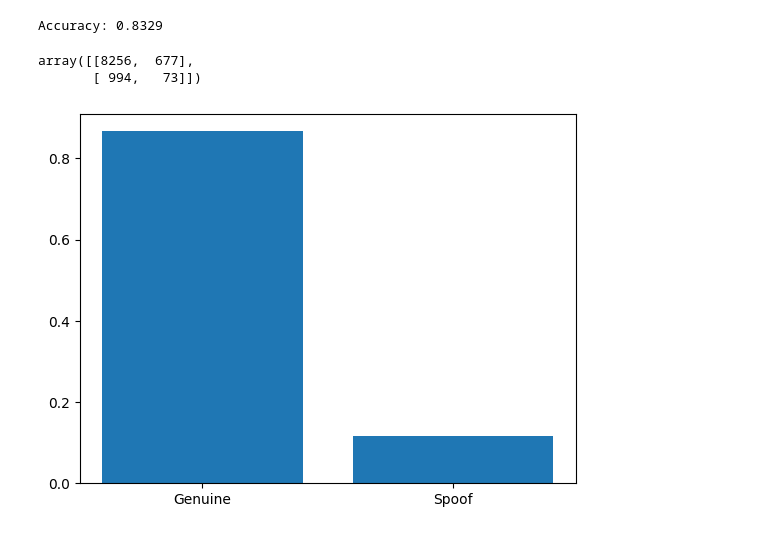
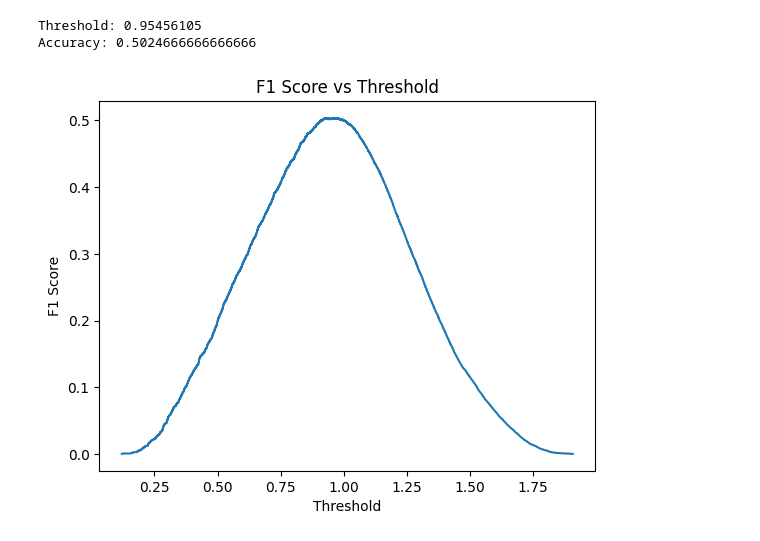
Before and after one commit to adityaahuja7/Spoofed-Speech-Detection, a Jupyter notebook: testing_model.ipynb, the cells around one changed output. Cells and saved outputs as stored; diff of their text form; code cells hidden in the pictures.

```diff
--- a/testing_model.ipynb
+++ b/testing_model.ipynb
@@ -168,35 +258,32 @@ EER%: 49.848874957977394
-# %%
-from sklearn.metrics import accuracy_score
-
-accuracy = accuracy_score(labels_test, predictions > 0.5)
-
-print('Accuracy:', accuracy)
-
-from sklearn.metrics import confusion_matrix
-
-confusion_matrix = confusion_matrix(labels_test, predictions > 0.5)
-
-confusion_matrix
-
-# positive :
-# negative :
-# %% [output]
-Accuracy: 0.8329
-array([[8256,  677],
-       [ 994,   73]])
-# %%
-# plot F1 scores class wise
-
-from sklearn.metrics import f1_score
-
-f1_scores = f1_score(labels_test, predictions > 0.2, average=None)
-
-f1_scores
-
-import matplotlib.pyplot as plt
-
-plt.bar(['Genuine', 'Spoof'], f1_scores)
-
-plt.show()
-# %% [output]
-[figure, removed]
+# %%
+from sklearn.metrics import accuracy_score
+
+# threshold which gives EER
+
+threshold = thresholds[np.nanargmin(np.abs(fpr - (1 - tpr)))]
+print('Threshold:', threshold)
+
+accuracy = accuracy_score(labels_test, predictions > threshold)
+
+print('Accuracy:', accuracy)
+# %% [output]
+Threshold: 0.95456105
+Accuracy: 0.5024666666666666
+# %%
+# bonafde : 0
+# spoof : 1
+
+# plot F1 scores
+
+f1_score = 2 * (tpr * (1 - fpr)) / (tpr + (1 - fpr))
+
+import matplotlib.pyplot as plt
+
+plt.plot(thresholds, f1_score)
+plt.xlabel('Threshold')
+plt.ylabel('F1 Score')
+plt.title('F1 Score vs Threshold')
+20
+plt.show()
+# %% [output]
+[figure, added]
```
Also changed, not shown: parts of 19 cells of this notebook, 9 other files.
